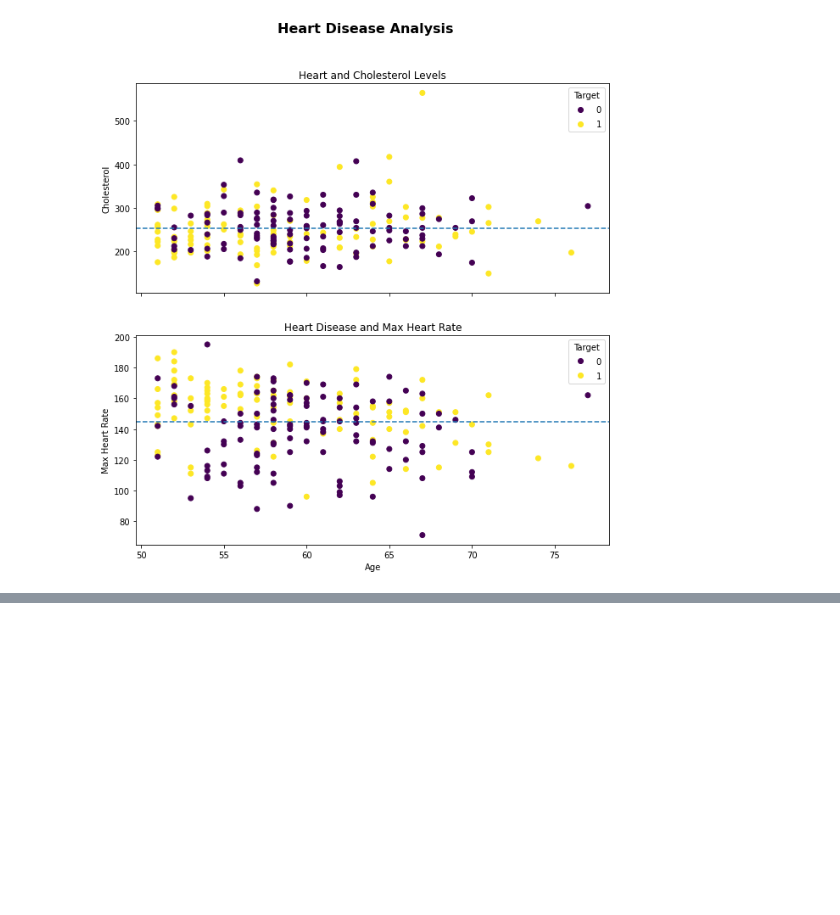
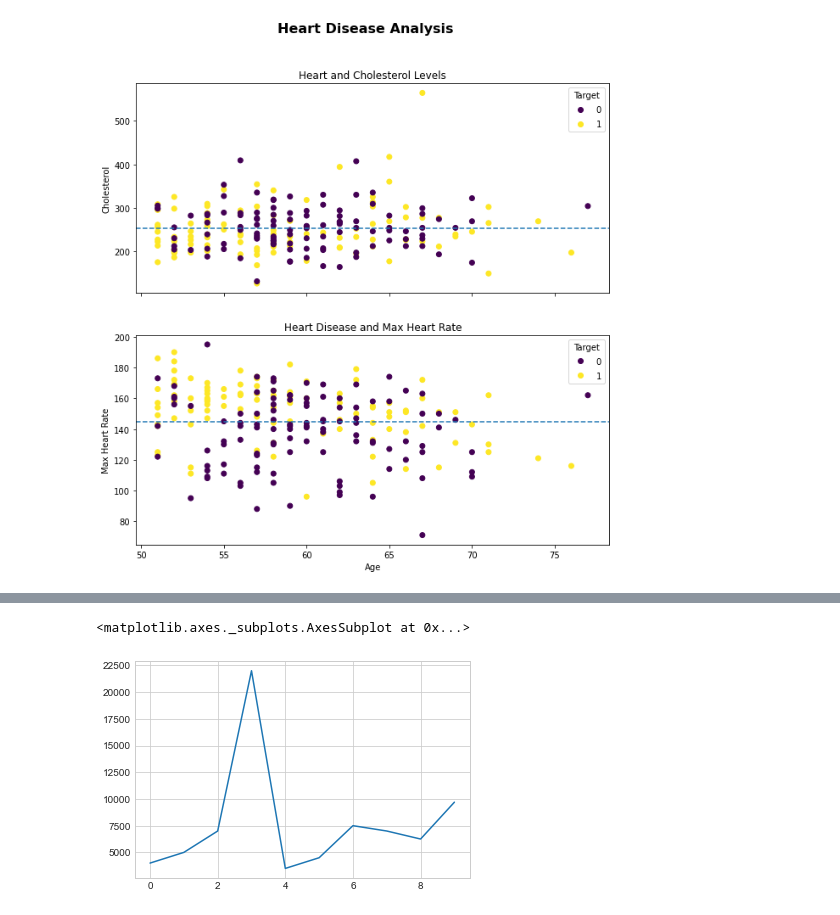
Before and after one commit to JavierMedel/ZM-Machine-Learning, a Jupyter notebook: Section-02-data-science-and-ml-tools/006-introduction-to-matplotlib.ipynb, the cells around one changed output, grey strips where cells are left out. Cells and saved outputs as stored; diff of their text form; code cells hidden in the pictures; blank space fills up the shorter version.

```diff
--- a/Section-02-data-science-and-ml-tools/006-introduction-to-matplotlib.ipynb
+++ b/Section-02-data-science-and-ml-tools/006-introduction-to-matplotlib.ipynb
@@ -531,0 +569,7 @@ plt.show()
+# %%
+plt.style.use('seaborn-whitegrid')
+# %%
+car_sales['Price'].plot()
+# %% [output]
+<matplotlib.axes._subplots.AxesSubplot at 0x...>
+[figure, added]
```
Also changed, not shown: parts of 13 cells of this notebook.
